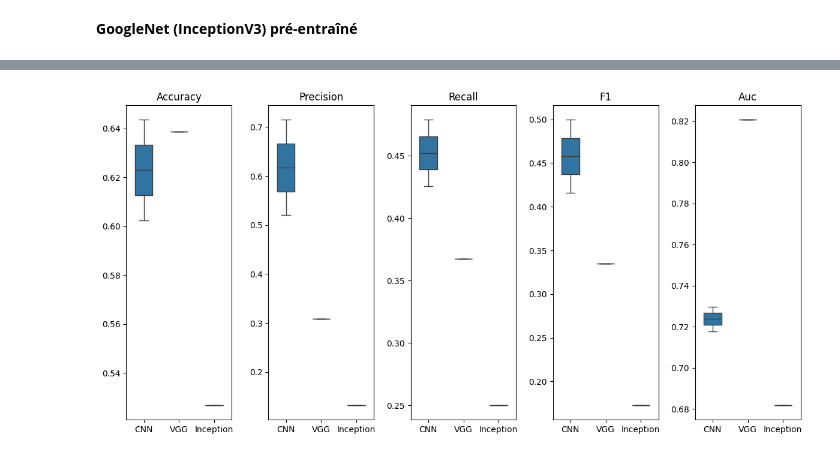
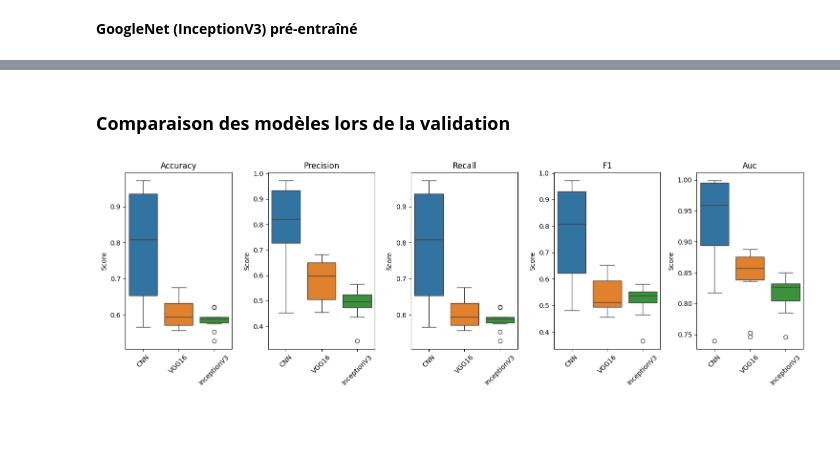
Before and after one commit to skander951/MRI-Based-Dementia-Classification-Using-Deep-Learning, a Jupyter notebook: Classification des IRM cérébrales.ipynb, the cells around one changed output, grey strips where cells are left out. Cells and saved outputs as stored; diff of their text form; code cells hidden in the pictures; blank space fills up the shorter version.

```diff
--- a/Classification des IRM cérébrales.ipynb
+++ b/Classification des IRM cérébrales.ipynb
@@ -43,6 +47,4 @@ from tensorflow.keras.optimizers import Adam
 # %%
-path = r"C:\Users\Skouza\Desktop\Atelier\Alzheimer_s Dataset\data"
-classes = ['MildDemented', 'ModerateDemented', 'NonDemented', 'VeryMildDemented']
 class_counts = {}
 for cls in classes:
     class_path = os.path.join(path, cls)
@@ -386,0 +364,8 @@ models_dict = {"CNN": create_cnn_model(), "VGG": create_vgg_model(), "Inception"
+# %%
+# Get input shape
+input_shape = X_train[0].shape
+# Create and train CNN model
+print("Training CNN model...")
+cnn_model = create_cnn_model(input_shape, len(classes))
+cnn_model._name = "CNN"
+cnn_metrics = train_and_evaluate(cnn_model, X_train, y_train)
@@ -386,0 +415,5 @@ models_dict = {"CNN": create_cnn_model(), "VGG": create_vgg_model(), "Inception"
+# %%
+print("\nTraining VGG16 model...")
+vgg_model = create_vgg_model(input_shape, len(classes))
+vgg_model._name = "VGG16"
+vgg_metrics = train_and_evaluate(vgg_model, X_train, y_train)
@@ -386,0 +463,5 @@ models_dict = {"CNN": create_cnn_model(), "VGG": create_vgg_model(), "Inception"
+# %%
+print("\nTraining InceptionV3 model...")
+inception_model = create_inception_model(input_shape, len(classes))
+inception_model._name = "InceptionV3"
+inception_metrics = train_and_evaluate(inception_model, X_train, y_train)
@@ -387,12 +513,23 @@ models_dict = {"CNN": create_cnn_model(), "VGG": create_vgg_model(), "Inception"
+# %% [markdown]
+### **Comparaison des modèles lors de la validation**
 # %%
-# Boxplots for metric comparison
-plt.figure(figsize=(12, 6))
-for i, metric in enumerate(["accuracy", "precision", "recall", "f1", "auc"], 1):
-    plt.subplot(1, 5, i)
-    sns.boxplot(data=[metrics[model][metric] for model in models_dict], width=0.5)
-    plt.xticks(range(len(models_dict)), models_dict.keys())
+# Create boxplots for validation metrics comparison
+metrics_names = ['accuracy', 'precision', 'recall', 'f1', 'auc']
+plt.figure(figsize=(15, 5))
+
+for i, metric in enumerate(metrics_names):
+    plt.subplot(1, 5, i+1)
+    data = {
+        'CNN': cnn_metrics[metric],
+        'VGG16': vgg_metrics[metric],
+        'InceptionV3': inception_metrics[metric]
+    }
+    sns.boxplot(data=pd.DataFrame(data))
     plt.title(metric.capitalize())
+    plt.ylabel('Score')
+    plt.xticks(rotation=45)
+
 plt.tight_layout()
 plt.show()
 # %% [output]
-[figure, old version]
+[figure, new version]
```
Also changed, not shown: parts of 38 cells of this notebook, 1 other file.
